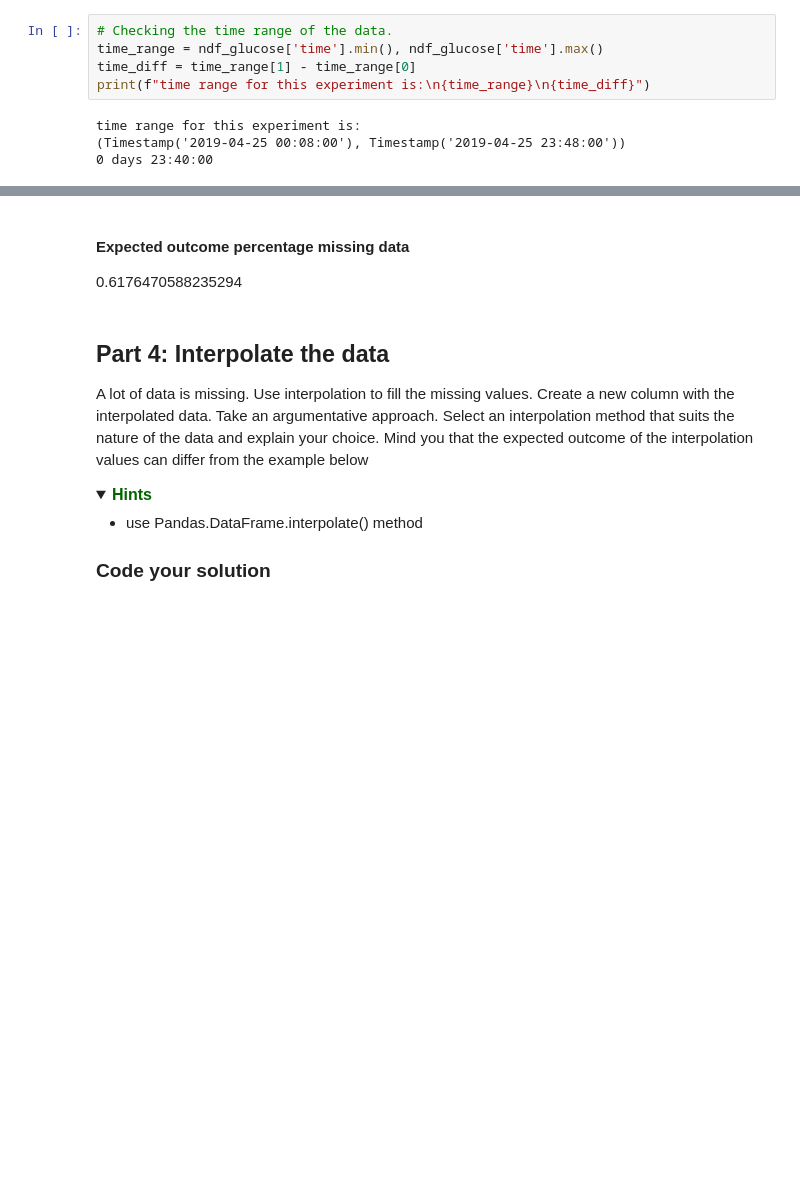
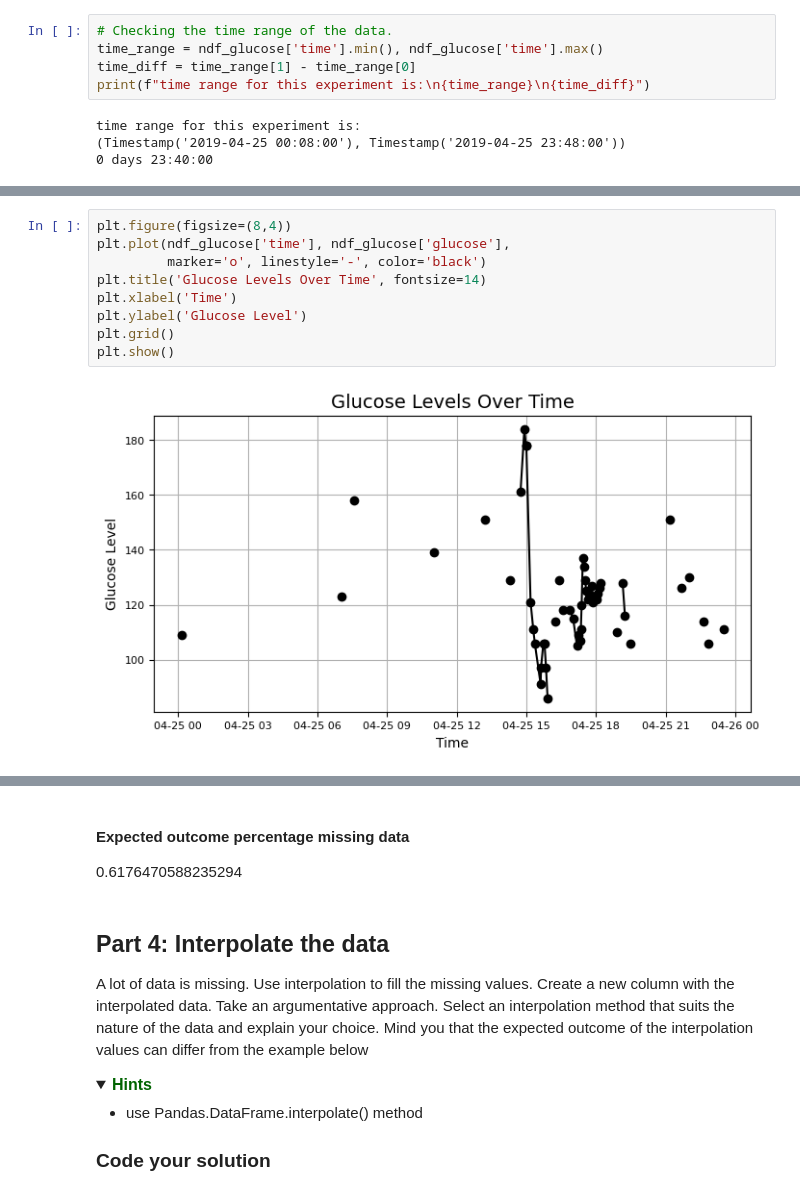
Before and after one commit to hoomanhanaei/DS_101, a Jupyter notebook: Assignment_02/Assignment_week_02.ipynb, the cells around one changed output, grey strips where cells are left out. Cells and saved outputs as stored; diff of their text form; folded sections open; blank space fills up the shorter version.

```diff
--- a/Assignment_02/Assignment_week_02.ipynb
+++ b/Assignment_02/Assignment_week_02.ipynb
@@ -312,0 +367,11 @@ time range for this experiment is:
+# %%
+plt.figure(figsize=(8,4))
+plt.plot(ndf_glucose['time'], ndf_glucose['glucose'],
+         marker='o', linestyle='-', color='black')
+plt.title('Glucose Levels Over Time', fontsize=14)
+plt.xlabel('Time')
+plt.ylabel('Glucose Level')
+plt.grid()
+plt.show()
+# %% [output]
+[figure, added]
```
Also changed, not shown: parts of 18 cells of this notebook.
